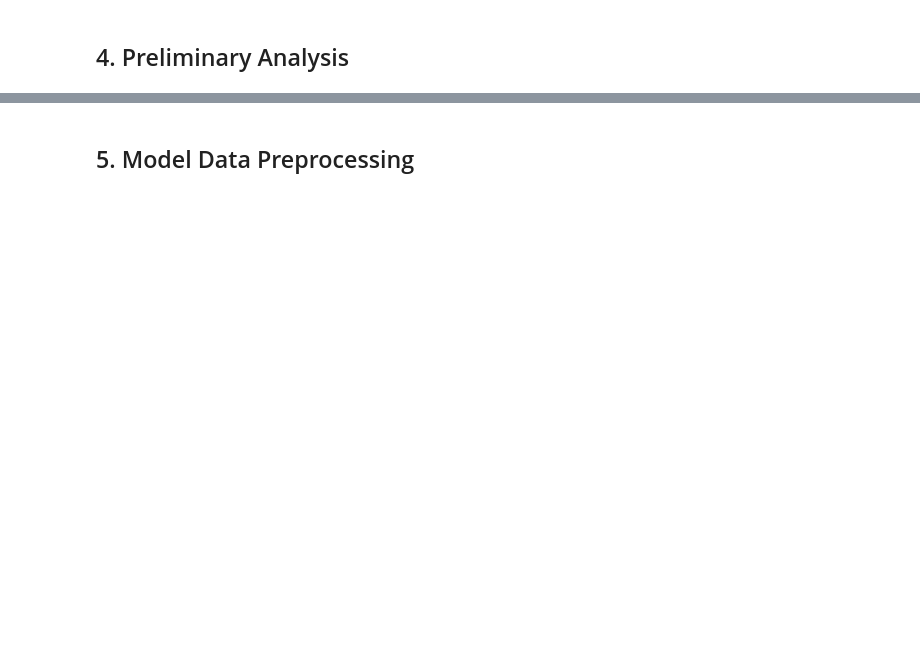
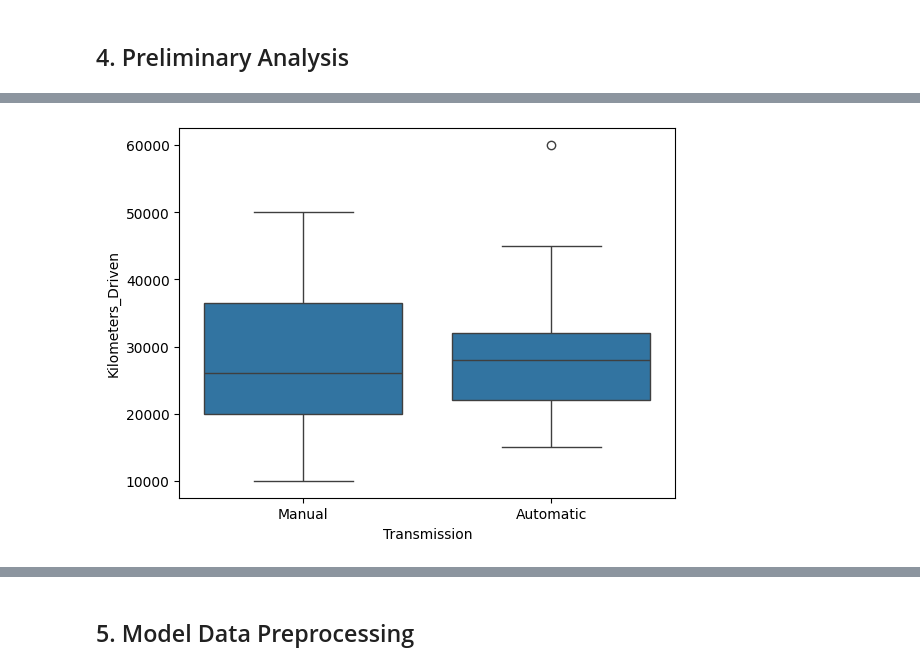
Before and after one commit to austinabraham23/stat207finalproject, a Jupyter notebook: austin/Final_Project_AustinCopy.ipynb, the cells around one changed output, grey strips where cells are left out. Cells and saved outputs as stored; diff of their text form; code cells hidden in the pictures; blank space fills up the shorter version.

```diff
--- a/austin/Final_Project_AustinCopy.ipynb
+++ b/austin/Final_Project_AustinCopy.ipynb
@@ -87,0 +131,6 @@ plt.show()
+# %%
+#Transmission and Kilometers_Driven
+sns.boxplot(x='Transmission', y='Kilometers_Driven', data=df)
+plt.show()
+# %% [output]
+[figure, added]
```
Also changed, not shown: parts of 41 cells of this notebook.
